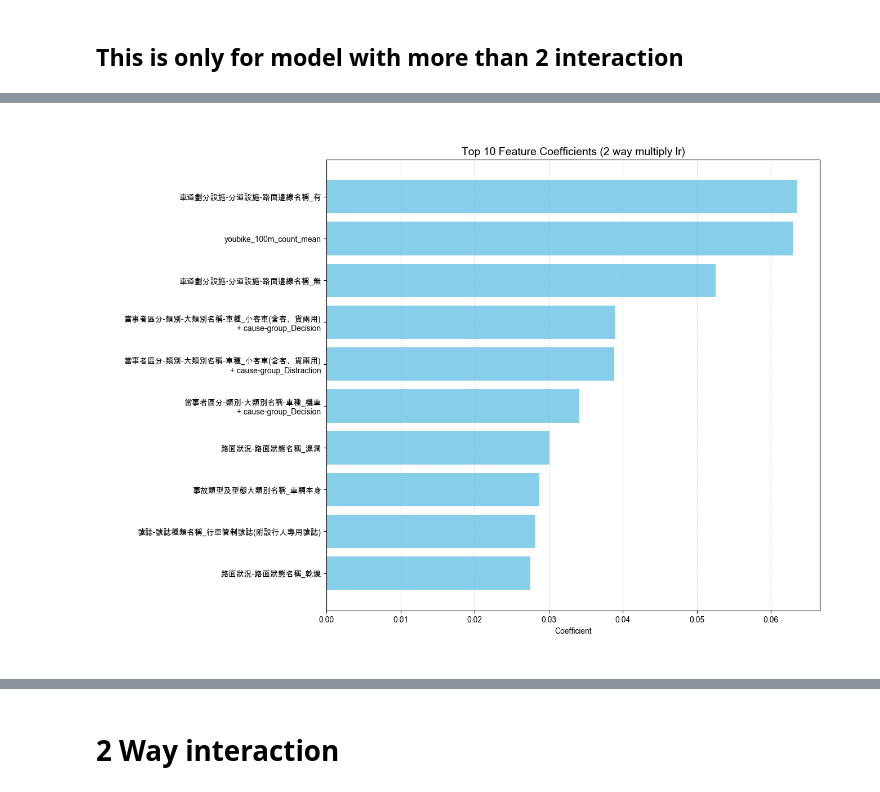
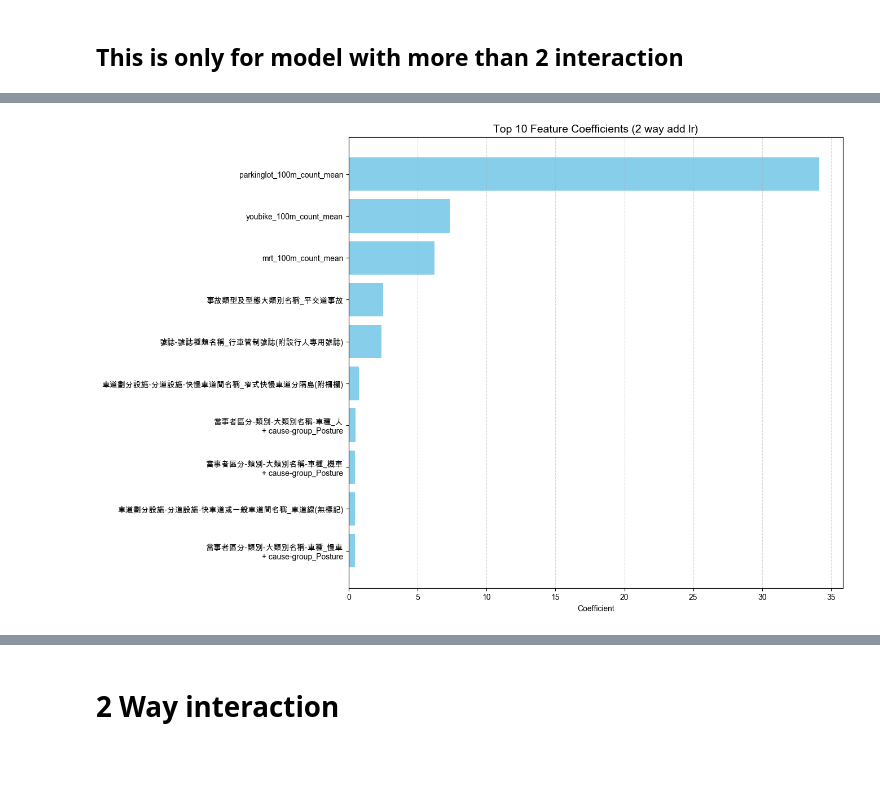
Before and after one commit to kennywang112/ST-RTA, a Jupyter notebook: ModelsV4/Model.ipynb, the cells around one changed output, grey strips where cells are left out. Cells and saved outputs as stored; diff of their text form; code cells hidden in the pictures; blank space fills up the shorter version.

```diff
--- a/ModelsV4/Model.ipynb
+++ b/ModelsV4/Model.ipynb
@@ -52,7 +52,7 @@ combined_data["cause_group"] = combined_data["肇因研判子類別名稱-主要
 | 需要去掉市區道路(道路類別-第1當事者-名稱)、縣市(county)這種欄位，專注在道路設計（路）、肇因（人）、車種（車）
 # %%
 all_features_df = pd.read_csv(f"../ComputedDataV2/ForModel/all_featuresV2.csv")
-all_features_df = all_features_df[all_features_df.columns[~all_features_df.columns.str.contains('道路類別-第1當事者-名稱|county')]]
+all_features_df = all_features_df[all_features_df.columns[~all_features_df.columns.str.contains('道路類別-第1當事者-名稱|county|路面狀況|道路障礙|車輛撞擊部位大類別名稱|original-speed')]]
 # all_features_df = all_features_df[all_features_df.columns[~all_features_df.columns.str.contains('道路類別-第1當事者-名稱|county|youbike|mrt|parkinglot')]] # for ComputedDataV4
 print(all_features_df.shape)
 
@@ -167,6 +212,17 @@ def model_training(
 
     else:
 
+        lr = LogisticRegression(
+            penalty='elasticnet', solver='saga', l1_ratio=0.5,
+            class_weight='balanced', max_iter=1000,
+            random_state=42,
+            multi_class='multinomial',
+            n_jobs=-1
+        )
+        rf = RandomForestClassifier(
+            n_estimators=300, max_depth=None, min_samples_leaf=1,
+            class_weight='balanced', n_jobs=-1, random_state=42,
+        )
         print('logistic regression training')
         lr.fit(X_train, y_train)
         print('random forest training')
@@ -419,7 +591,6 @@ for model_name, config in dct_model.items():
     )
     # don't need two reorder because they are using the same columns in training
     feature_order_lr = config['model'][0].feature_names_in_
-    feature_order_rf = config['model'][1].feature_names_in_
 
     if model_name == 'model_3_add' or model_name == 'model_3_multiply':
         final_feature_list = get_extracted_features(config['model'][0], config['model'][1], X_resampled_test)
@@ -513,7 +774,7 @@ plt.show()
 # %% [markdown]
 ## This is only for model with more than 2 interaction
 # %%
-data = all_importance['model_2_multiply_cp']['rf'][0]
+data = all_importance['model_2_add_cp']['lr'][0]
 df_importance = pd.DataFrame.from_dict(data, orient='index', columns=['Coefficient', 'Odds_Ratio'])
 df_importance = df_importance.sort_values(by='Coefficient', ascending=False)
 df_importance
@@ -520,23 +795,23 @@ df_importance
 # %%
 import matplotlib.pyplot as plt
 
 df_importance_plot = df_importance.head(10).copy()
 df_importance_plot = df_importance_plot.sort_values(by='Coefficient', ascending=True)
 
 fig, ax = plt.subplots(figsize=(12, 10))
 
 ylabels = [label.replace(' x ', '\n + ') for label in df_importance_plot.index]
 
 bars = ax.barh(range(len(df_importance_plot)), df_importance_plot['Coefficient'], color='skyblue')
 
 ax.set_yticks(range(len(df_importance_plot)))
 ax.set_yticklabels(ylabels, fontsize=10)
 plt.subplots_adjust(left=0.25, right=0.98, top=0.9, bottom=0.1)
 
 ax.set_xlabel('Coefficient')
-ax.set_title('Top 10 Feature Coefficients (2 way multiply lr)', fontsize=14)
+ax.set_title('Top 10 Feature Coefficients (2 way add lr)', fontsize=14)
 ax.grid(axis='x', linestyle='--', alpha=0.5)
 
 plt.show()
 # %% [output]
-[figure, old version]
+[figure, new version]
```
Also changed, not shown: parts of 10 cells of this notebook.
